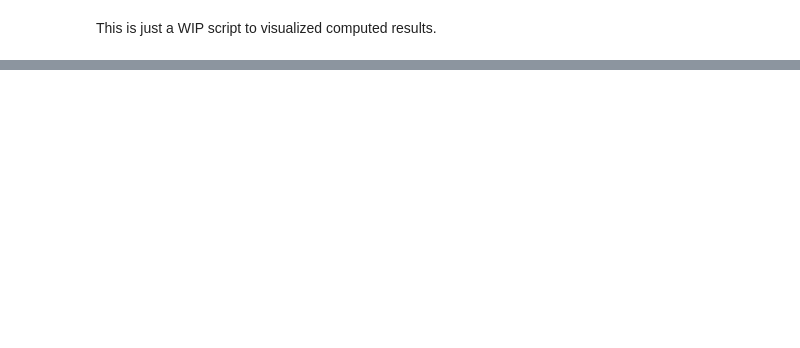
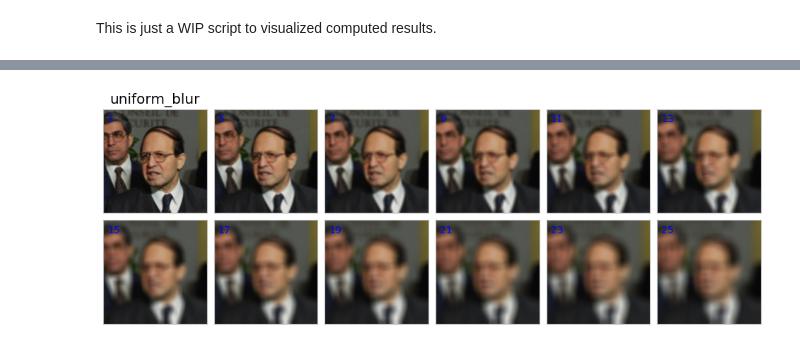
Before and after one commit to WahahaYes/FaceAnonEval, a Jupyter notebook: plotting_script.ipynb, the cells around one changed output, grey strips where cells are left out. Cells and saved outputs as stored; diff of their text form; code cells hidden in the pictures; blank space fills up the shorter version.

```diff
--- a/plotting_script.ipynb
+++ b/plotting_script.ipynb
@@ -12,6 +15,47 @@ from copy import copy
 %matplotlib inline
 plt.rcParams["figure.figsize"] = [12, 4]
 plt.style.use("bmh")
+# %%
+# show a face from each condition
+def show_faces_of_condition(
+    condition: str, suffixes: list, grid_size: tuple, figsize: tuple = (6, 8)
+):
+    potential_faces = glob.glob("Datasets//lfw//**//*.jpg", recursive=True)
+    face_real_path = potential_faces[np.random.randint(len(potential_faces))]
+
+    face_images = []
+
+    for suffix in suffixes:
+        dataset_name = f"lfw_{condition}_{suffix}"
+        current_path = face_real_path.replace(
+            "Datasets//lfw", f"Anonymized Datasets//{dataset_name}"
+        )
+
+        face_img = cv2.imread(current_path)
+        face_img = cv2.cvtColor(face_img, cv2.COLOR_BGR2RGB)
+        face_images.append(face_img)
+
+    fig = plt.figure(figsize=figsize)
+    grid = ImageGrid(
+        fig,
+        111,  # similar to subplot(111)
+        nrows_ncols=grid_size,  # creates 2x2 grid of axes
+        axes_pad=0.1,  # pad between axes in inch.
+    )
+
+    while len(face_images) < grid_size[0] * grid_size[1]:
+        face_images.append(np.zeros_like(face_images[0]))
+        suffixes.append(-1)
+
+    for i, (ax, im) in enumerate(zip(grid, face_images)):
+        # Iterating over the grid returns the Axes.
+        ax.imshow(im)
+        ax.text(10, 30, suffixes[i], color="b")
+        ax.set_xticks([])
+        ax.set_yticks([])
+
+    grid[0].set_title(condition)
+    plt.show()
 # %%
 # looking at blurring results, comparing rank k on CelebA to lfw validation
 fig, ax = plt.subplots(1, 4)
@@ -94,0 +138,6 @@ plt.show()
+# %%
+show_faces_of_condition(
+    "uniform_blur", [3, 5, 7, 9, 11, 13, 15, 17, 19, 21, 23, 25], (2, 6), (12.0, 12.0)
+)
+# %% [output]
+[figure, added]
```
Also changed, not shown: parts of 5 cells of this notebook, 4 other files.
